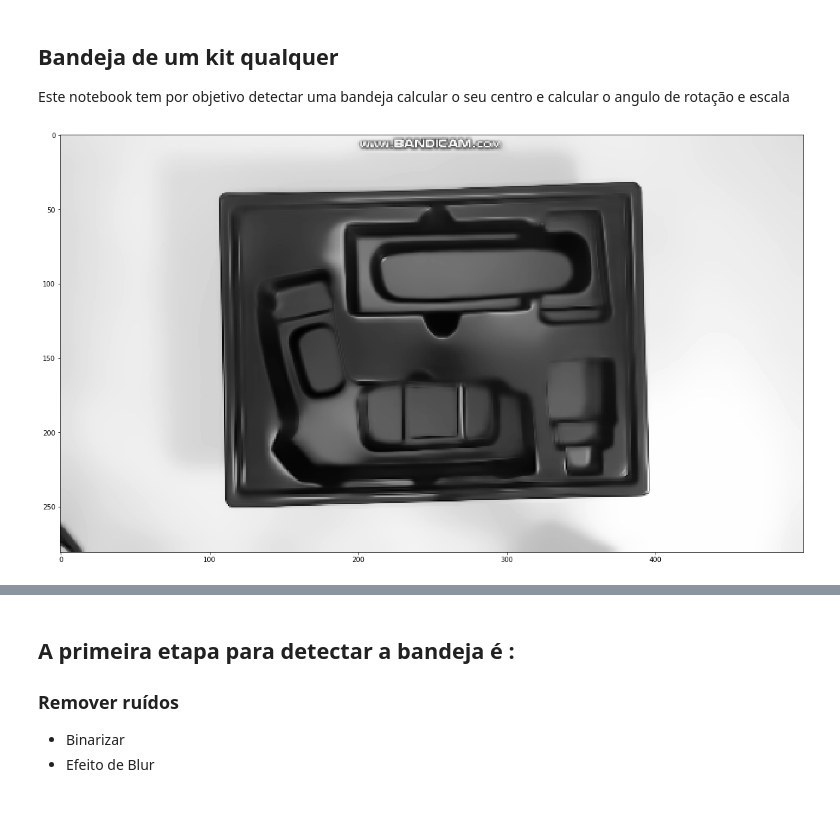
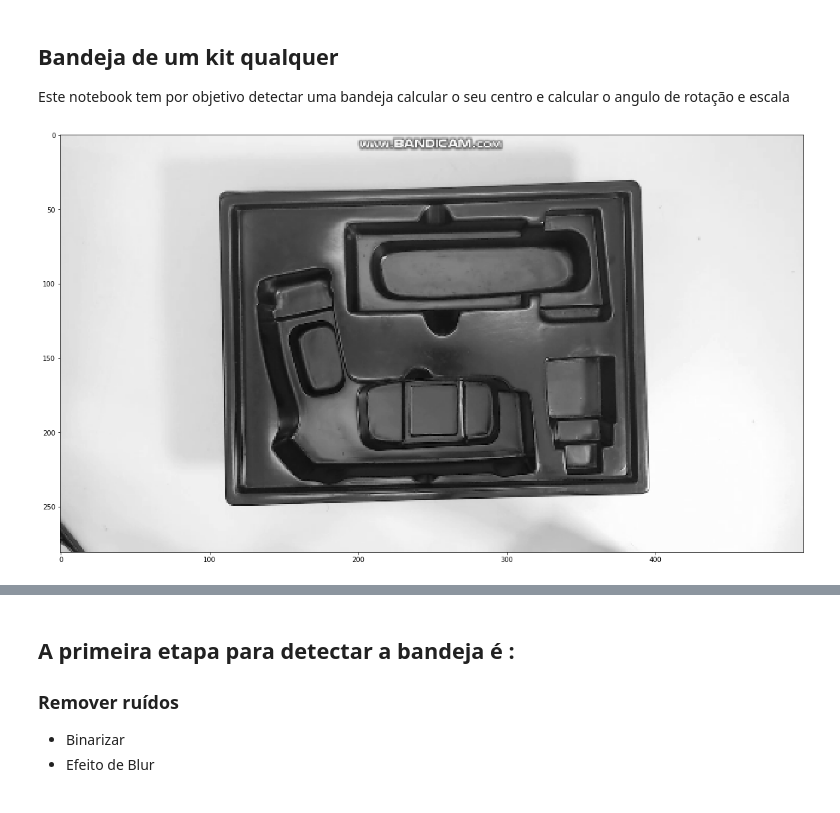
Before and after one commit to wagner1986/python-computer-vision, a Jupyter notebook: Bandeja- Contorno & Momento.ipynb, the cells around one changed output, grey strips where cells are left out. Drawn from its saved outputs; the diff is of its cells as text; code cells hidden in the pictures.

```diff
--- a/Bandeja- Contorno & Momento.ipynb
+++ b/Bandeja- Contorno & Momento.ipynb
@@ -12,8 +19,8 @@ result = cv2.fastNlMeansDenoising(image,None,20,7,21)
 # %%
 import matplotlib.pyplot as plt
 import matplotlib.cm as cm
 plt.figure(figsize = (20,15))
-plt.imshow(result,cmap=cm.gray)
+plt.imshow(image,cmap=cm.gray)
 plt.show()
 # %% [output]
-[figure, old version]
+[figure, new version]
```
Also changed, not shown: parts of 12 cells of this notebook, 5 other files.
